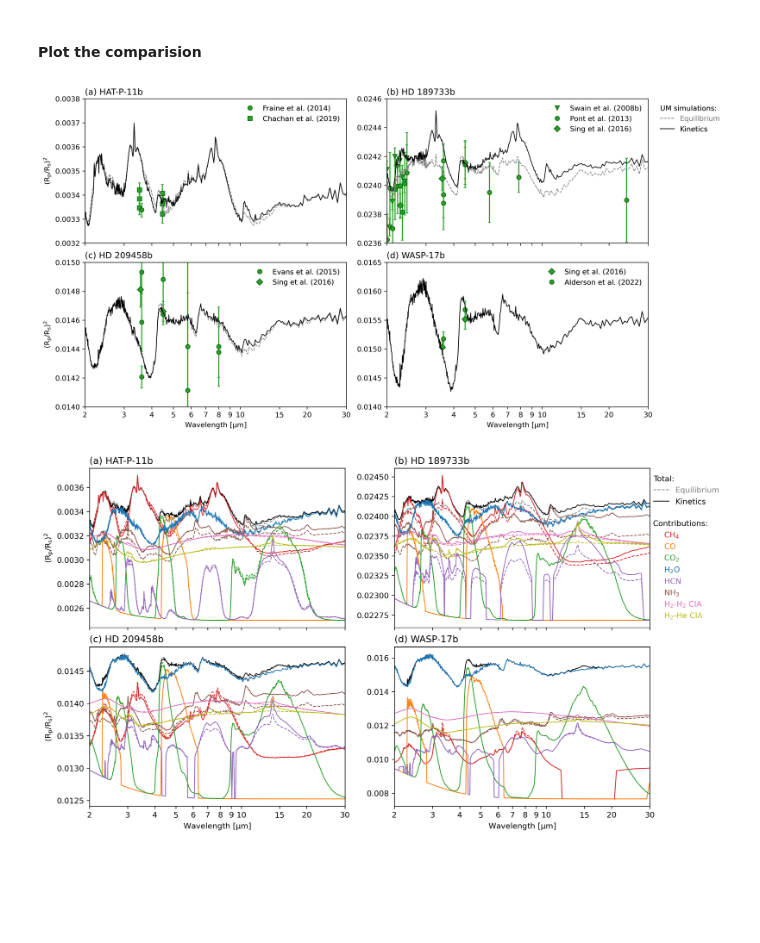
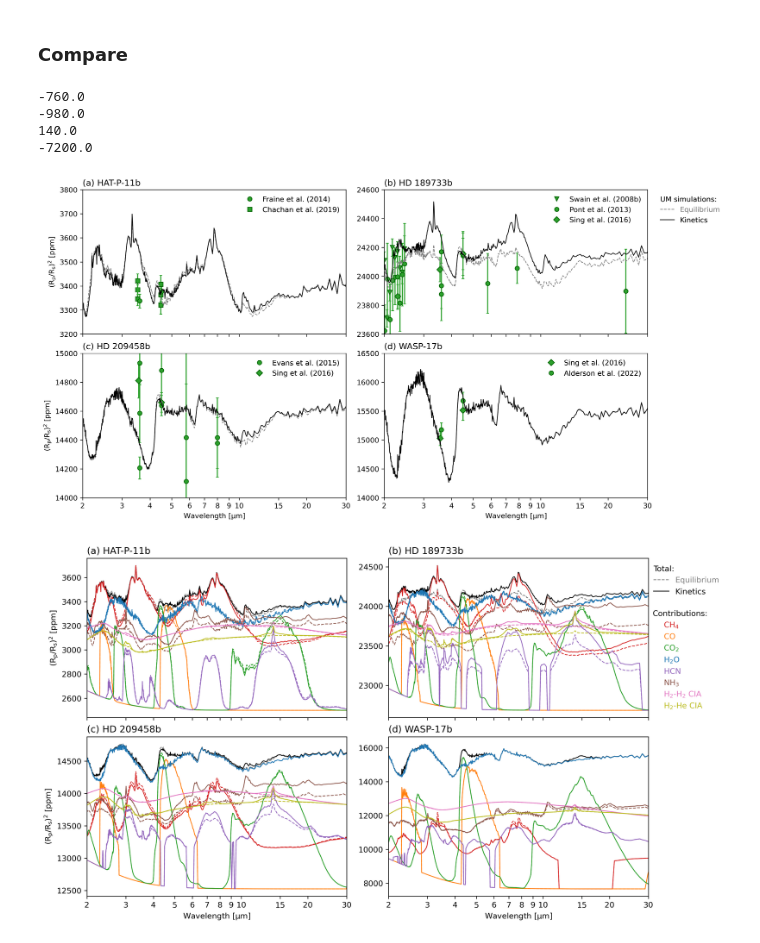
Before and after one commit to mzamyatina/signatures_of_wind_driven_chemistry_on_hot_jupiters, a Jupyter notebook: calc_transmission_spectrum.ipynb, the cells around one changed output. Drawn from its saved outputs; the diff is of its cells as text; code cells hidden in the pictures; blank space fills up the shorter version.

```diff
--- a/calc_transmission_spectrum.ipynb
+++ b/calc_transmission_spectrum.ipynb
@@ -331,5 +341,5 @@ for planet, planet_const in zip(PLANETS.keys(), PLANET_CONSTS):
-# %% [markdown]
-#### Plot the comparision
+# %% [markdown]
+### Compare
 # %%
 # Plotting options
 xticks = np.concatenate(
@@ -339,9 +349,9 @@ xticks = np.concatenate(
     ]
 )
 # refs: references from the NASA Exoplanet Archive selected for plotting
-# markers: markers for the references above
+# markers: markers for references above
 # ylim: y axis limits
-# um_shift: by how much UM data is shifted to match the latest observed data at 4.5 micrometers (Chachan2019 and Sing2016)
+# um_shift: by how much UM data is shifted to match the latest observed data at 4.5 micrometers (Chachan2019, Sing2016)
 plt_kws = {
     "hatp11b": {
         "refs": ["Fraine2014"],
@@ -368,8 +378,16 @@ plt_kws = {
         "um_shift": -0.0072,
     },
 }
+# Print um_shift converted to ppm
+for plt_kws_k, plt_kws_v in plt_kws.items():
+    print(plt_kws_v["um_shift"] * 1e6)
+# %% [output]
+-760.0
+-980.0
+140.0
+-7200.0
 # %%
-# Plot the observed and UM transmission spectra
+# Plot observed and UM transmission spectra
 fig, axes = plt.subplots(nrows=2, ncols=2, figsize=(12, 6.75), constrained_layout=True, sharex=True)
 iletters = subplot_label_generator()
 for planet, ax in zip(PLANETS.keys(), axes.flatten()):
@@ -396,8 +414,17 @@ for planet, ax in zip(PLANETS.keys(), axes.flatten()):
                     x = obs_dict[planet][ref].centralwavelng
                     y = obs_dict[planet][ref].plnratror ** 2
                     # With error propagation
-                    yerr_minus = np.array(obs_dict[planet][ref].plnratrorerr2) * 2 * np.array(obs_dict[planet][ref].plnratror) * (-1)
-                    yerr_plus = np.array(obs_dict[planet][ref].plnratrorerr1) * 2 * np.array(obs_dict[planet][ref].plnratror)
+                    yerr_minus = (
+                        np.array(obs_dict[planet][ref].plnratrorerr2)
+                        * 2
+                        * np.array(obs_dict[planet][ref].plnratror)
+                        * (-1)
+                    )
+                    yerr_plus = (
+                        np.array(obs_dict[planet][ref].plnratrorerr1)
+                        * 2
+                        * np.array(obs_dict[planet][ref].plnratror)
+                    )
                     yerr = np.vstack((yerr_minus, yerr_plus))
         ax.plot(x, y, marker=marker, linestyle="", color="C2", markeredgecolor="darkgreen")
         ax.errorbar(x, y, yerr=yerr, linestyle="", color="C2", capsize=2)
@@ -433,6 +460,12 @@ for planet, ax in zip(PLANETS.keys(), axes.flatten()):
                 "marker": "v",
                 "markeredgecolor": "darkgreen",
             },
+            #             "Desert et al. (2011)": {
+            #                 "color": "C2",
+            #                 "linestyle": "",
+            #                 "marker": "s",
+            #                 "markeredgecolor": "darkgreen",
+            #             },
             "Pont et al. (2013)": {
                 "color": "C2",
                 "linestyle": "",
@@ -507,14 +540,17 @@ for planet, ax in zip(PLANETS.keys(), axes.flatten()):
             linewidth=1,
         )
     ax.set_xscale("log")
-    ax.set_xlim(2, 30)  # (0.5, 7.8) Ariel, 0.6, 28.3 JWST
+    ax.set_xlim(2, 30)
     ax.set_ylim(plt_kws[planet]["ylims"])
     if ax.get_subplotspec().is_last_row():
         ax.set_xlabel("Wavelength [$\mu$m]")
     if ax.get_subplotspec().is_first_col():
-        ax.set_ylabel("($R_p/R_s)^2$")
+        ax.set_ylabel("($R_p/R_s)^2$ [ppm]")
     ax.set_xticks(xticks)
     ax.set_xticklabels(xticks)  # comment out when using widgets
+    # Convert y axis labels to ppm
+    ax.yaxis.set_major_locator(ticker.FixedLocator(ax.get_yticks()))
+    ax.yaxis.set_major_formatter(ticker.FixedFormatter([f"{i:.0f}" for i in ax.get_yticks() * 1e6]))
 
 # Add UM experiments legend
 leg_exp_styles = {
@@ -535,14 +571,14 @@ for line, text in zip(leg_exp.get_lines(), leg_exp.get_texts()):
     text.set_color(line.get_color())
 leg_exp._legend_box.align = "left"
 
-figname = f"transmission_daynight_2_30_micron_total_w_obs_co_as_center_w_error_propagation.png"
-fig.savefig(path_to_results / "synthetic_observations" / "transmission_spectrum" / figname)
+figname = f"transmission_daynight_2_30_micron_total_w_obs_w_error_propagation.png"
+# fig.savefig(path_to_results / "synthetic_observations" / "transmission_spectrum" / figname)
 # %% [output]
-[figure, old version]
+[figure, new version]
 # %%
 plt_all = True  # plot total and contributions
 
-# Plot UM total transmission spectra and contributions from individual gases
+# Plot UM total transmission spectra and contributions from individual opacity sources
 fig, axes = plt.subplots(nrows=2, ncols=2, figsize=(12, 6.75), constrained_layout=True, sharex=True)
 iletters = subplot_label_generator()
 for planet, ax in zip(PLANETS.keys(), axes.flatten()):
@@ -596,15 +632,18 @@ for planet, ax in zip(PLANETS.keys(), axes.flatten()):
                         linewidth=1,
                     )
     ax.set_xscale("log")
-    ax.set_xlim(2, 30)  # (0.5, 7.8) Ariel, 0.6, 28.3 JWST
+    ax.set_xlim(2, 30)
     if ax.get_subplotspec().is_last_row():
         ax.set_xlabel("Wavelength [$\mu$m]")
     if ax.get_subplotspec().is_first_col():
-        ax.set_ylabel("($R_p/R_s)^2$")
+        ax.set_ylabel("($R_p/R_s)^2$ [ppm]")
     ax.set_xticks(xticks)
     ax.set_xticklabels(xticks)  # comment out when using widgets
+    # Convert y axis labels to ppm
+    ax.yaxis.set_major_locator(ticker.FixedLocator(ax.get_yticks()))
+    ax.yaxis.set_major_formatter(ticker.FixedFormatter([f"{i:.0f}" for i in ax.get_yticks() * 1e6]))
 
-# Add experiments legend
+# Add UM experiments legend
 leg_exp_styles = {
     "equilibrium".capitalize(): {"linestyle": "dashed", "linewidth": 1, "color": "grey"},
     "kinetics".capitalize(): {"linestyle": "solid", "linewidth": 1, "color": "k"},
@@ -620,35 +659,35 @@ leg_exp = axes[0, 1].legend(lines_exp, leg_exp_styles.keys(), **leg_exp_kw)
 if axes[0, 1].legend_ is not None:
     axes[0, 1].add_artist(leg_exp)
 for line, text in zip(leg_exp.get_lines(), leg_exp.get_texts()):
     text.set_color(line.get_color())
 leg_exp._legend_box.align = "left"
 
 # Add species legend (delete repeating handles and labels)
 handles, labels = plt.gca().get_legend_handles_labels()
 i = 1
 while i < len(labels):
     if labels[i] in labels[:i]:
         del labels[i]
         del handles[i]
     else:
         i += 1
 leg_sp = axes[0, 1].legend(
     handles,
     labels,
     frameon=False,
     loc="upper right",
     bbox_to_anchor=(1.255, 0.72),
     handlelength=0,
     title="Contributions:",
 )
 for line, text in zip(leg_sp.get_lines(), leg_sp.get_texts()):
     text.set_color(line.get_color())
 leg_sp.get_title().set_position((0, 0))
 
 figname = f"transmission_daynight_2_30_micron_total_w_contributions_w_cia.png"
-fig.savefig(path_to_results / "synthetic_observations" / "transmission_spectrum" / figname)
+# fig.savefig(path_to_results / "synthetic_observations" / "transmission_spectrum" / figname)
 # %% [output]
-[figure, old version]
+[figure, new version]
 # %%
 plt_all = False  # plot differences in totals (and contributions)
 
```
Also changed, not shown: parts of 22 cells of this notebook.
